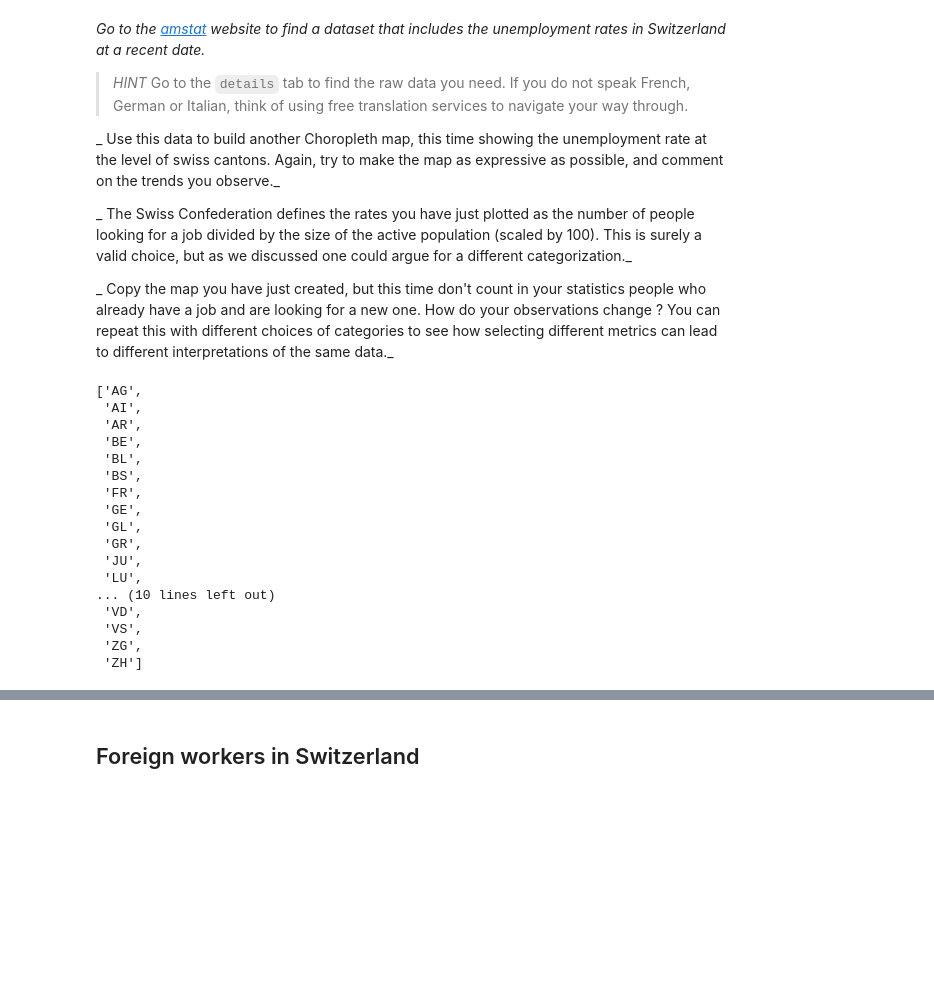
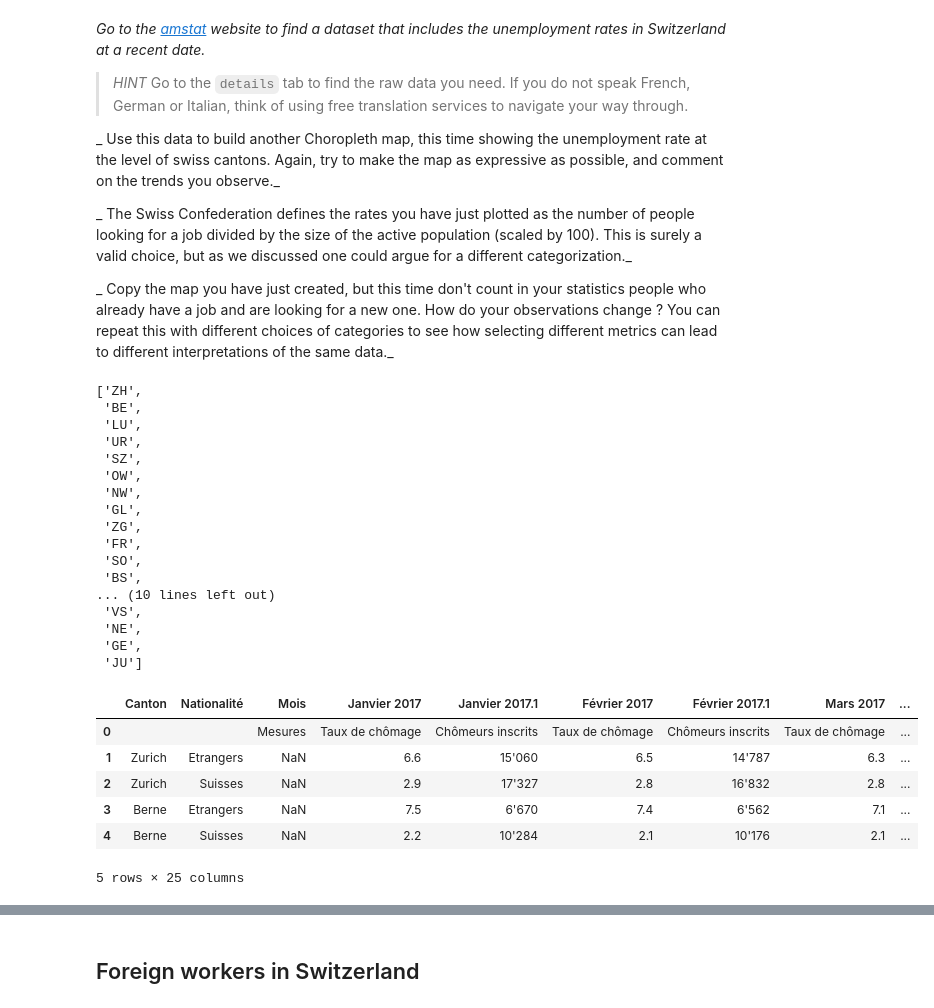
Before and after one commit to julied20/ada-2017, a Jupyter notebook: Homeworks/Homework03/Homework03.ipynb, the cells around one changed output, grey strips where cells are left out. Cells and saved outputs as stored; diff of their text form; code cells hidden in the pictures; blank space fills up the shorter version.

```diff
--- a/Homeworks/Homework03/Homework03.ipynb
+++ b/Homeworks/Homework03/Homework03.ipynb
@@ -135,33 +111,47 @@ _Go to the [amstat](https://www.amstat.ch) website to find a dataset that includ
 # %%
 # Extract all canton ID from Wikipedia
 
-URL_QS = 'https://en.wikipedia.org/wiki/Data_codes_for_Switzerland#Cantons'
+URL_QS = 'https://fr.wikipedia.org/wiki/Canton_(Suisse)#Données_cantonales'
 r = requests.get(URL_QS)
 soup = BeautifulSoup(r.text, 'lxml')
 
-canton_ID = []
+cantons_ID = []
 
 for tr in soup.findAll('tr'):
-    tmp = tr.text.split('\n')[2]
+    tmp = tr.text.split('\n')[1]
     if len(tmp) == 2:
-        canton_ID.append(tmp)
+        cantons_ID.append(tmp)
 
-canton_ID
+del cantons_ID[-1] # Remove the last element which is not a canton
+
+cantons_ID
 # %% [output]
-['AG',
- 'AI',
- 'AR',
+['ZH',
  'BE',
- 'BL',
+ 'LU',
+ 'UR',
+ 'SZ',
+ 'OW',
+ 'NW',
+ 'GL',
+ 'ZG',
+ 'FR',
+ 'SO',
  'BS',
- 'FR',
+... (10 lines left out)
+ 'VS',
+ 'NE',
  'GE',
- 'GL',
- 'GR',
- 'JU',
- 'LU',
-... (10 lines left out)
- 'VD',
- 'VS',
- 'ZG',
- 'ZH']
+ 'JU']
+# %%
+TXT_PATH = 'data/question_2_3/swiss_unemployment.txt'
+switzerland_df = pd.read_table(TXT_PATH, ',')
+switzerland_df.head()
+# %% [output]
+|  | Canton | Nationalité | Mois | Janvier 2017 | Janvier 2017.1 | Février 2017 | Février 2017.1 | Mars 2017 | ... |
+| 0 |  |  | Mesures | Taux de chômage | Chômeurs inscrits | Taux de chômage | Chômeurs inscrits | Taux de chômage | ... |
+| 1 | Zurich | Etrangers | NaN | 6.6 | 15'060 | 6.5 | 14'787 | 6.3 | ... |
+| 2 | Zurich | Suisses | NaN | 2.9 | 17'327 | 2.8 | 16'832 | 2.8 | ... |
+| 3 | Berne | Etrangers | NaN | 7.5 | 6'670 | 7.4 | 6'562 | 7.1 | ... |
+| 4 | Berne | Suisses | NaN | 2.2 | 10'284 | 2.1 | 10'176 | 2.1 | ... |
+5 rows × 25 columns
```
Also changed, not shown: parts of 16 cells of this notebook.
